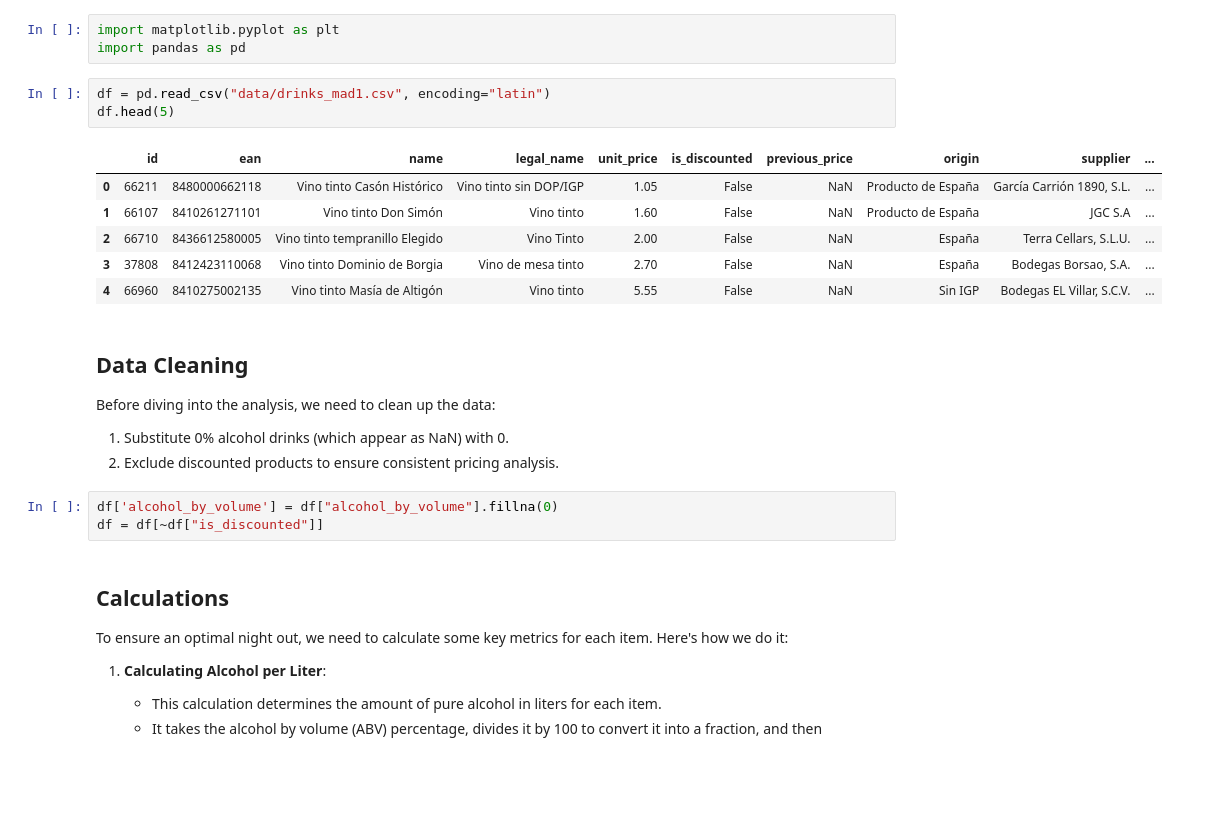
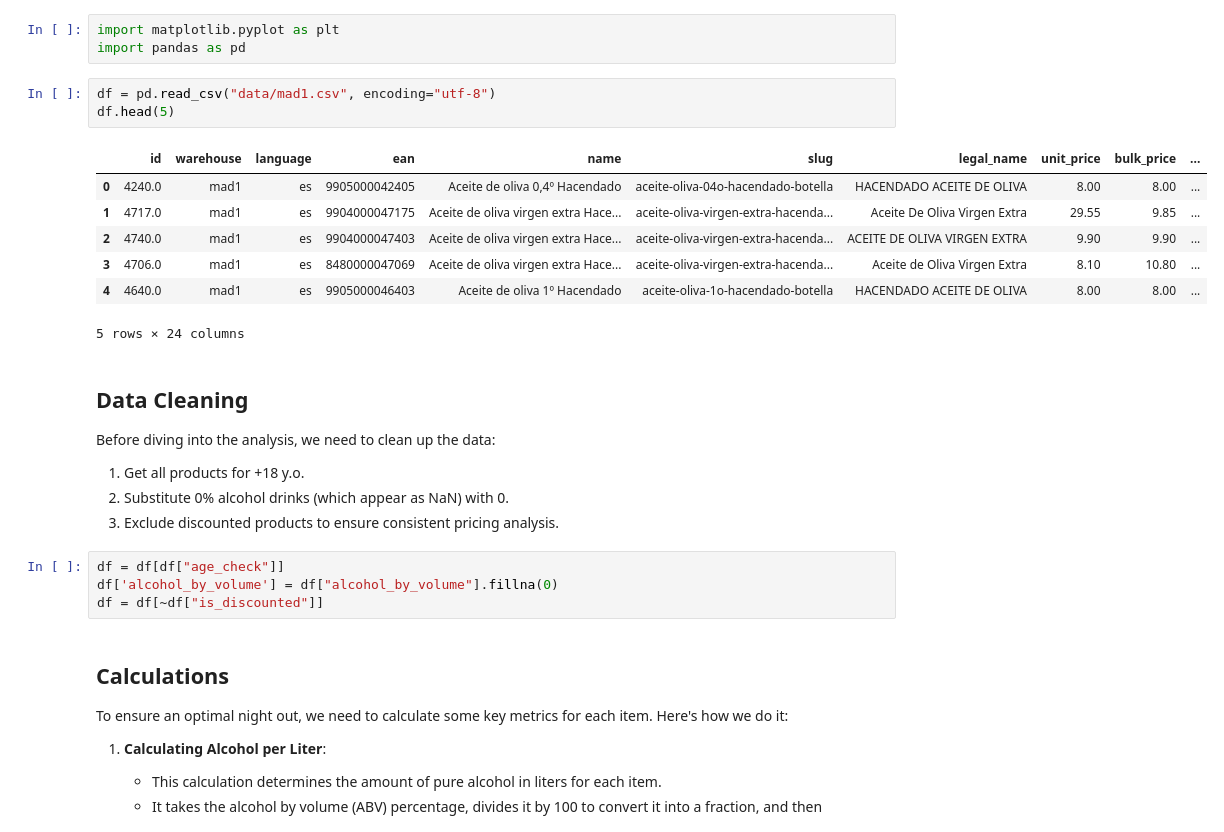
Before and after one commit to jtayped/mercadona-study, a Jupyter notebook: alcohol.ipynb, the cells around one changed output. Cells and saved outputs as stored; diff of their text form; blank space fills up the shorter version.

```diff
--- a/alcohol.ipynb
+++ b/alcohol.ipynb
@@ -10,23 +10,26 @@ Harnessing the power of `mercapy`, data was extracted from Mercadona's API. To e
 import matplotlib.pyplot as plt
 import pandas as pd
 # %%
-df = pd.read_csv("data/drinks_mad1.csv", encoding="latin")
+df = pd.read_csv("data/mad1.csv", encoding="utf-8")
 df.head(5)
 # %% [output]
-|  | id | ean | name | legal_name | unit_price | is_discounted | previous_price | origin | supplier | ... |
-| 0 | 66211 | 8480000662118 | Vino tinto Casón Histórico | Vino tinto sin DOP/IGP | 1.05 | False | NaN | Producto de España | García Carrión 1890, S.L. | ... |
-| 1 | 66107 | 8410261271101 | Vino tinto Don Simón | Vino tinto | 1.60 | False | NaN | Producto de España | JGC S.A | ... |
-| 2 | 66710 | 8436612580005 | Vino tinto tempranillo Elegido | Vino Tinto | 2.00 | False | NaN | España | Terra Cellars, S.L.U. | ... |
-| 3 | 37808 | 8412423110068 | Vino tinto Dominio de Borgia | Vino de mesa tinto | 2.70 | False | NaN | España | Bodegas Borsao, S.A. | ... |
-| 4 | 66960 | 8410275002135 | Vino tinto Masía de Altigón | Vino tinto | 5.55 | False | NaN | Sin IGP | Bodegas EL Villar, S.C.V. | ... |
+|  | id | warehouse | language | ean | name | slug | legal_name | unit_price | bulk_price | ... |
+| 0 | 4240.0 | mad1 | es | 9905000042405 | Aceite de oliva 0,4º Hacendado | aceite-oliva-04o-hacendado-botella | HACENDADO ACEITE DE OLIVA | 8.00 | 8.00 | ... |
+| 1 | 4717.0 | mad1 | es | 9904000047175 | Aceite de oliva virgen extra Hace... | aceite-oliva-virgen-extra-hacenda... | Aceite De Oliva Virgen Extra | 29.55 | 9.85 | ... |
+| 2 | 4740.0 | mad1 | es | 9904000047403 | Aceite de oliva virgen extra Hace... | aceite-oliva-virgen-extra-hacenda... | ACEITE DE OLIVA VIRGEN EXTRA | 9.90 | 9.90 | ... |
+| 3 | 4706.0 | mad1 | es | 8480000047069 | Aceite de oliva virgen extra Hace... | aceite-oliva-virgen-extra-hacenda... | Aceite de Oliva Virgen Extra | 8.10 | 10.80 | ... |
+| 4 | 4640.0 | mad1 | es | 9905000046403 | Aceite de oliva 1º Hacendado | aceite-oliva-1o-hacendado-botella | HACENDADO ACEITE DE OLIVA | 8.00 | 8.00 | ... |
+5 rows × 24 columns
 # %% [markdown]
 ## Data Cleaning
 
 Before diving into the analysis, we need to clean up the data:
 
-1. Substitute 0% alcohol drinks (which appear as NaN) with 0.
+1. Get all products for +18 y.o.
+2. Substitute 0% alcohol drinks (which appear as NaN) with 0.
 2. Exclude discounted products to ensure consistent pricing analysis.
 # %%
+df = df[df["age_check"]]
 df['alcohol_by_volume'] = df["alcohol_by_volume"].fillna(0)
 df = df[~df["is_discounted"]]
 # %% [markdown]
```
Also changed, not shown: parts of 2 cells of this notebook, 3 other files.
